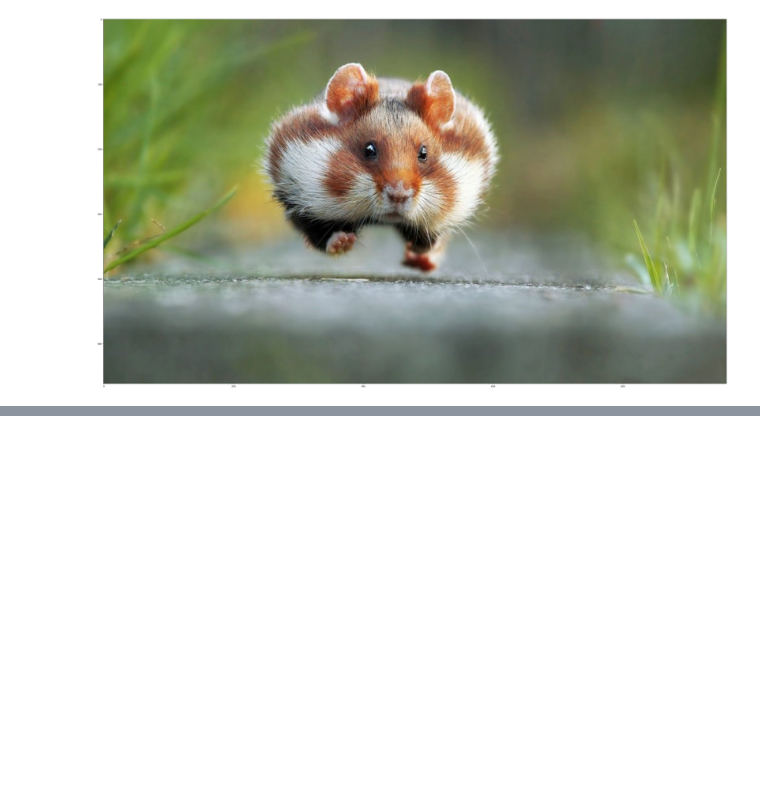
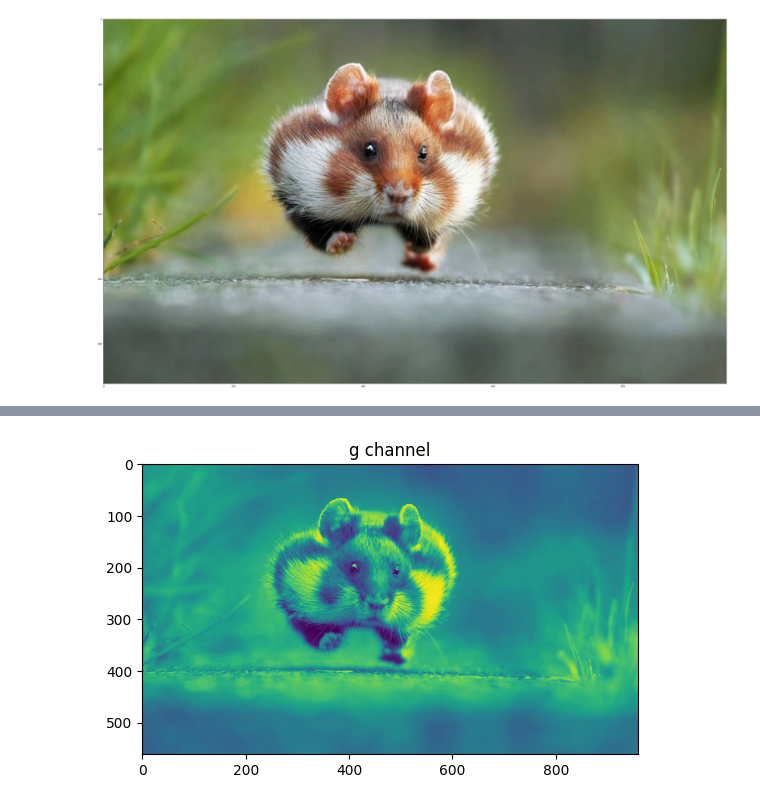
Before and after one commit to SIBI-MS/Image-Processing, a Jupyter notebook: Untitled0.ipynb, the cells around one changed output, grey strips where cells are left out. Drawn from its saved outputs; the diff is of its cells as text; code cells hidden in the pictures; blank space fills up the shorter version.

```diff
--- a/Untitled0.ipynb
+++ b/Untitled0.ipynb
@@ -196,0 +210,6 @@ plt.imshow(pic)
+# %%
+plt.title('g channel')
+plt.imshow(pic[:,:,1])
+plt.show()
+# %% [output]
+[figure, added]
```
Also changed, not shown: parts of 10 cells of this notebook.
